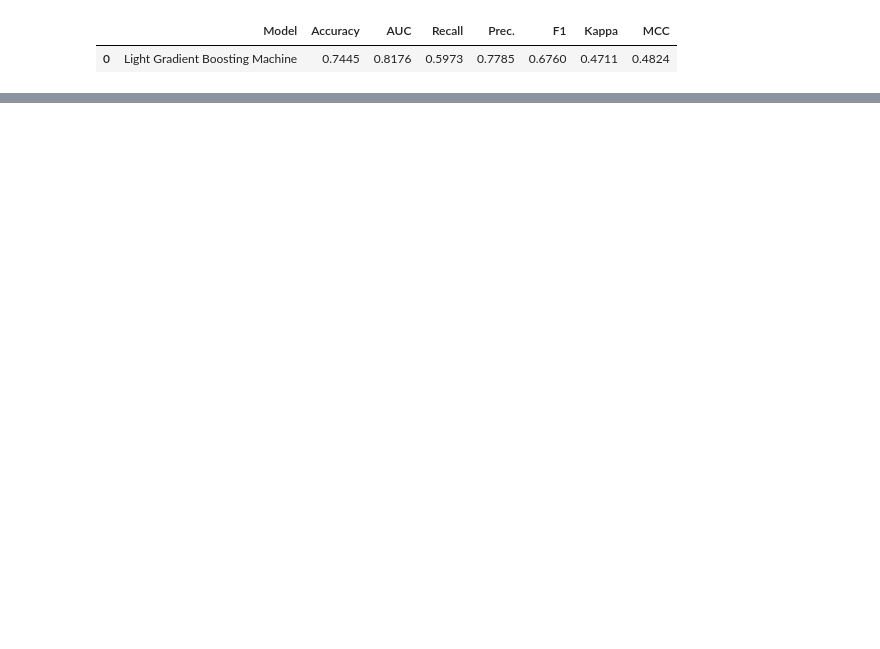
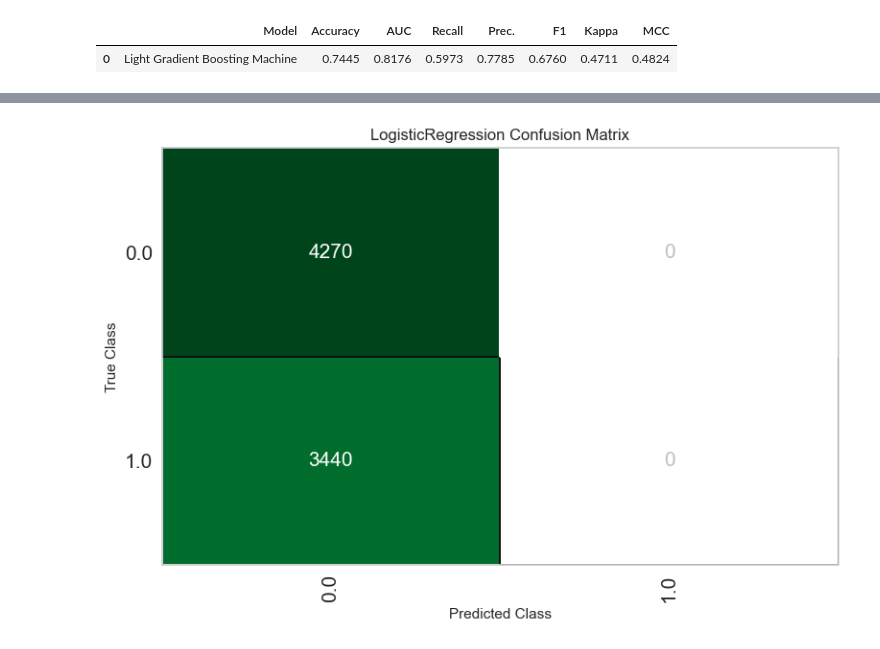
Before and after one commit to wilsonfalcao/eng-machine-learn-entrega, a Jupyter notebook: Index.ipynb, the cells around one changed output, grey strips where cells are left out. Saved outputs shown, nothing was run; the diff lists cells and outputs as text; code cells hidden in the pictures; blank space fills up the shorter version.

```diff
--- a/Index.ipynb
+++ b/Index.ipynb
@@ -175,0 +367,20 @@ cm =  metrics.confusion_matrix(predictions["shot_made_flag"], predictions['predi
+# %%
+from pycaret.classification import setup, compare_models, save_model, create_model, plot_model, predict_model
+import numpy as np
+
+data_transformed = kobe_shot_data
+data_transformed = data_transformed.dropna(subset=['shot_made_flag'])
+
+print(f"Número de linhas antes da remoção: {len(data)}")
+print(f"Número de linhas após a remoção: {len(data_transformed)}")
+
+# Mapear cada valor único para um número inteiro
+mapping = {valor: indice + 1 for indice, valor in enumerate(data_transformed['season'].unique())}
+
+# Criar uma nova coluna com os valores mapeados
+data_transformed['season'] = data_transformed['season'].map(mapping)
+
+setup(data_transformed, target='shot_made_flag', categorical_features=['action_type', 'combined_shot_type'])
+lr_model = create_model('lr', cross_validation=True)
+# Plotar a curva de validação
+plot_model(lr_model, plot='auc')
@@ -175,0 +426,3 @@ cm =  metrics.confusion_matrix(predictions["shot_made_flag"], predictions['predi
+# %%
+plot_model(lr_model, plot='confusion_matrix')
+# %% [output]
@@ -175,0 +430 @@ cm =  metrics.confusion_matrix(predictions["shot_made_flag"], predictions['predi
+[figure, added]
```
Also changed, not shown: parts of 15 cells of this notebook, 15 other files.
